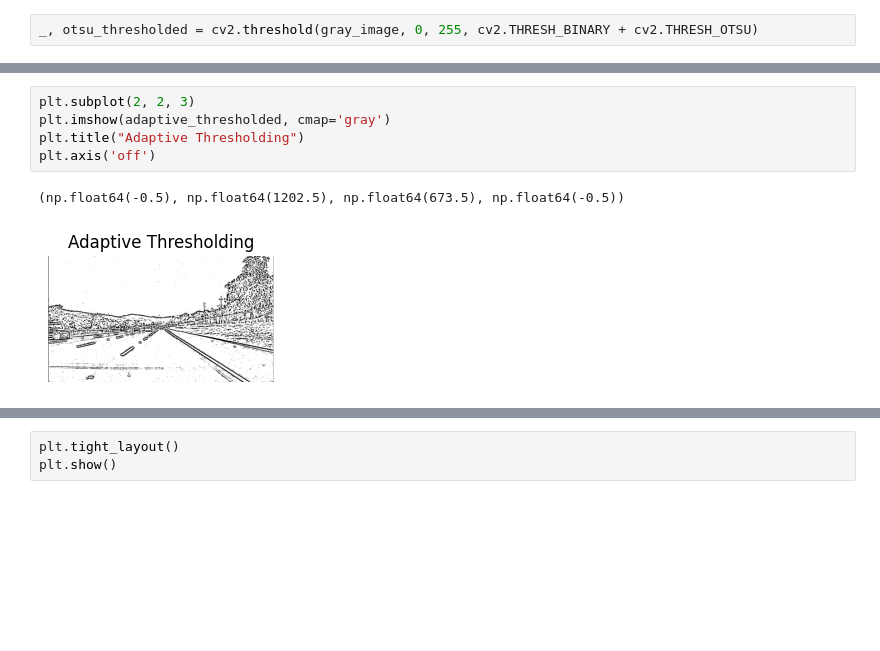
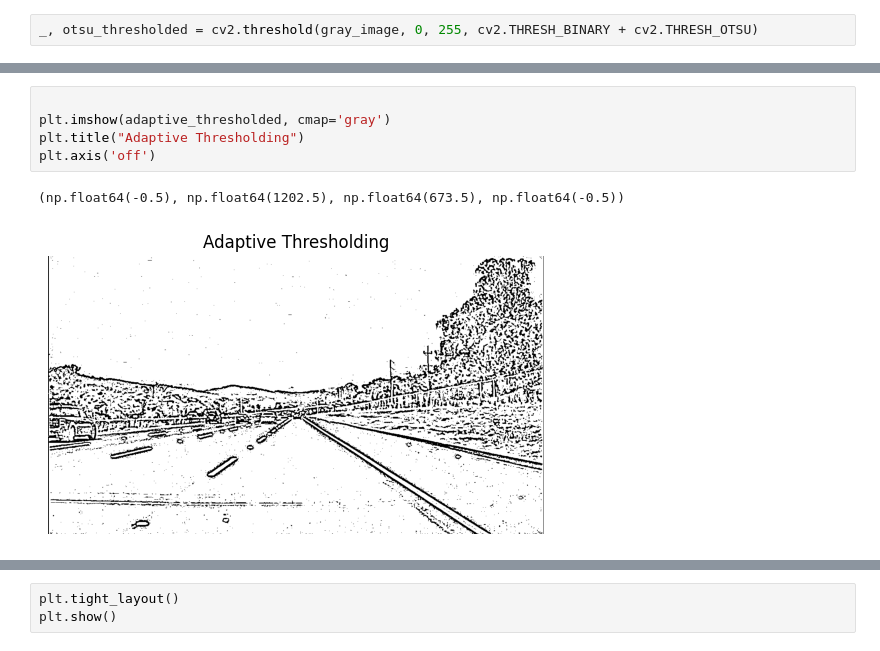
Before and after one commit to Aadi6777/Record-THRESHOLDING, a Jupyter notebook: exp 8.ipynb, the cells around one changed output, grey strips where cells are left out. Saved outputs shown, nothing was run; the diff lists cells and outputs as text; blank space fills up the shorter version.

```diff
--- a/exp 8.ipynb
+++ b/exp 8.ipynb
@@ -37,9 +37,9 @@ plt.axis('off')
 # %%
-plt.subplot(2, 2, 3)
+
 plt.imshow(adaptive_thresholded, cmap='gray')
 plt.title("Adaptive Thresholding")
 plt.axis('off')
 # %% [output]
 (np.float64(-0.5), np.float64(1202.5), np.float64(673.5), np.float64(-0.5))
-[figure, old version]
+[figure, new version]
 # %%
```
Also changed, not shown: parts of 3 cells of this notebook.
